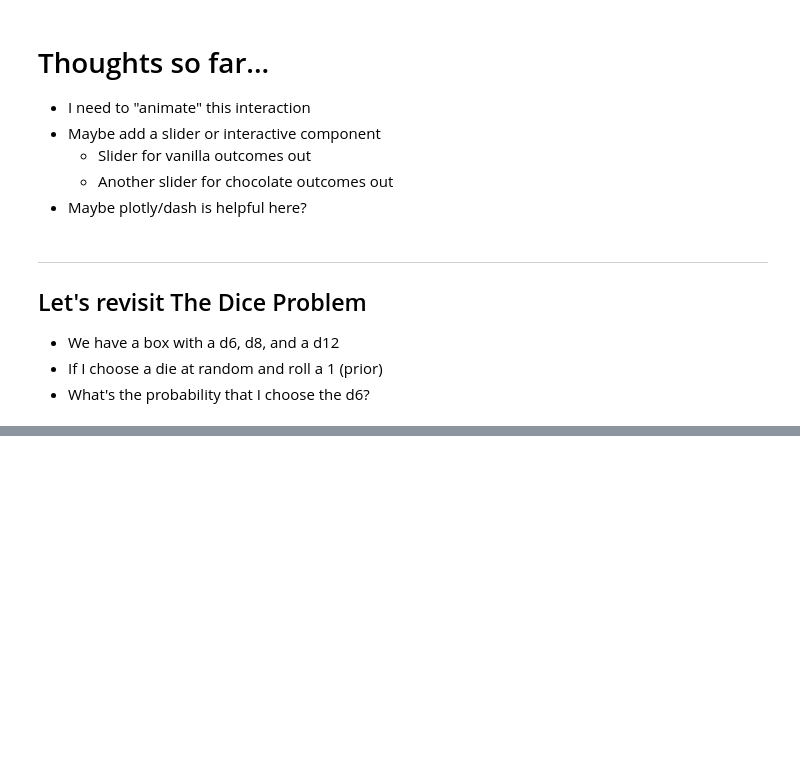
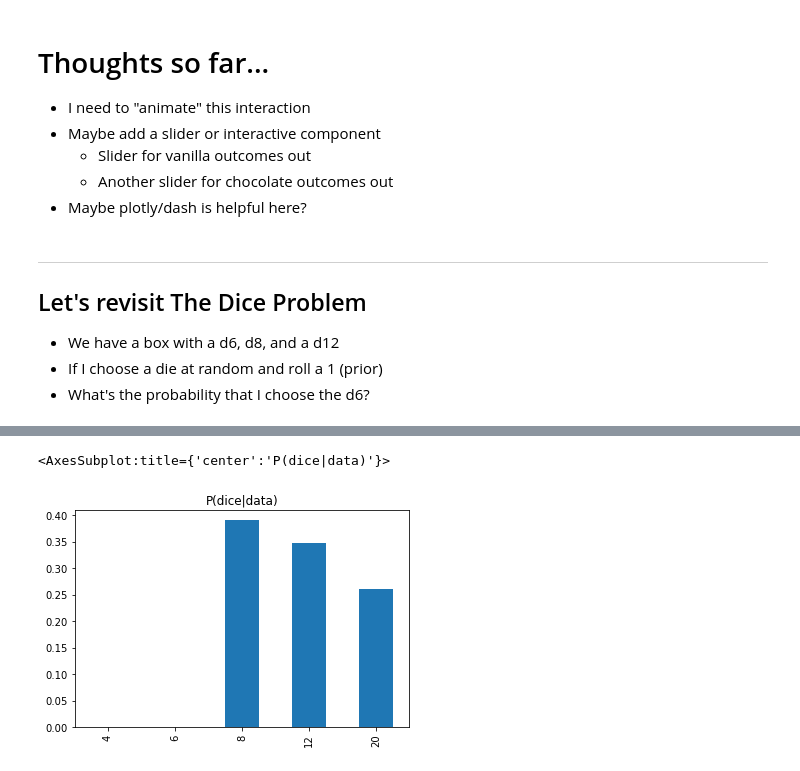
Before and after one commit to ryanorsinger/ThinkBayes2, a Jupyter notebook: chapter_3_distributions.ipynb, the cells around one changed output, grey strips where cells are left out. Drawn from its saved outputs; the diff is of its cells as text; code cells hidden in the pictures; blank space fills up the shorter version.

```diff
--- a/chapter_3_distributions.ipynb
+++ b/chapter_3_distributions.ipynb
@@ -304,0 +304,4 @@ hypot
+# %%
+hypos = 6, 8, 12
+prior = Pmf(1/3, hypos)
+prior
@@ -304,0 +343,11 @@ hypot
+# %%
+# The first parameter is a Pmf that represents the possible dice and their probabilities. The second parameter is the outcome of rolling a die.
+
+def update_dice(pmf, data):
+    """Update pmf based on new data."""
+    hypos = pmf.qs
+    likelihood = 1 / hypos
+    impossible = data > hypos
+    likelihood[impossible] = 0
+    pmf *= likelihood
+    pmf.normalize()
@@ -304,0 +406,12 @@ hypot
+# %%
+# .qs gives quantities
+# .ps gives probabilies
+
+# 1d4, 2d6, 3d8, 4d12, 5d20
+ps = 1, 2, 3, 4, 5
+qs = 4, 6, 8, 12, 20
+
+# When we have quantities and probabilities, send them into Pmf
+pmf = Pmf(ps, qs)
+update_dice(pmf, 7)
+pmf
@@ -304,0 +425,9 @@ hypot
+# %%
+# Data is we roll 1d4, 2d6, 3d8, 4d12, and 5d20
+# Additional Data is we roll a 7
+# What are the posterior probabilities of each die hypothesis?
+plt.title("P(dice|data)");
+pmf.plot.bar()
+# %% [output]
+<AxesSubplot:title={'center':'P(dice|data)'}>
+[figure, added]
```
Also changed, not shown: parts of 21 cells of this notebook.
